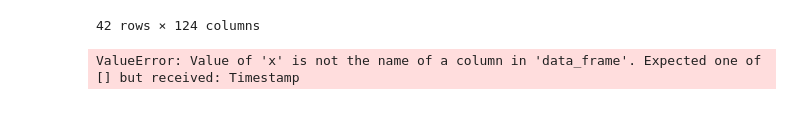
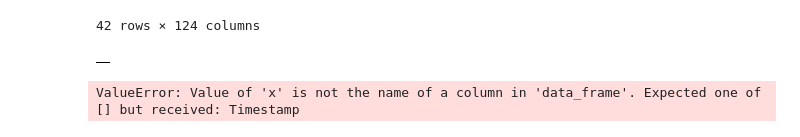
Before and after one commit to max0514/trading_bot, a Jupyter notebook: backtest.ipynb, the cells around one changed output. Drawn from its saved outputs; the diff is of its cells as text; code cells hidden in the pictures.

```diff
--- a/backtest.ipynb
+++ b/backtest.ipynb
@@ -41,6 +41,13 @@ cash_flow
 | 40 | 1101 | 2023Q1 | NaN | NaN | NaN | NaN | NaN | NaN | ... |
 | 41 | 1101 | 2023Q2 | NaN | NaN | NaN | NaN | NaN | NaN | ... |
 42 rows × 124 columns
+# %%
+
+
+result = income_sheet_repo.collection.find({"本期淨利（淨損）":0})
+pd.DataFrame(result)
+# %% [output]
+|  |
 # %%
 px.line(data_frame=price_data, x='Timestamp', y='close')
 px.histogram(data_frame=month_revenue_data, x='Timestamp', y='')
```
Also changed, not shown: parts of 1 cell of this notebook.
